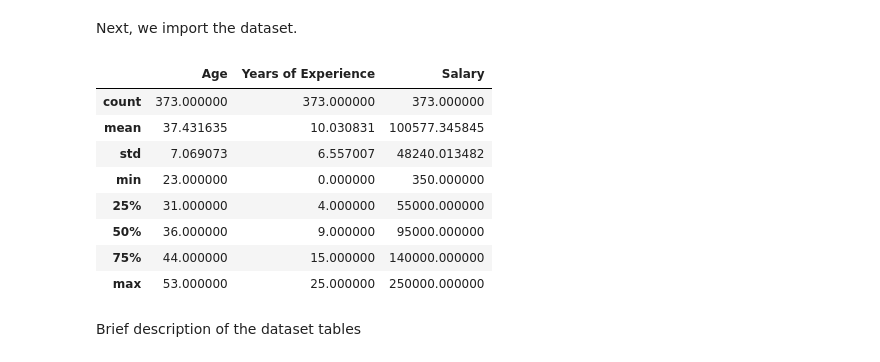
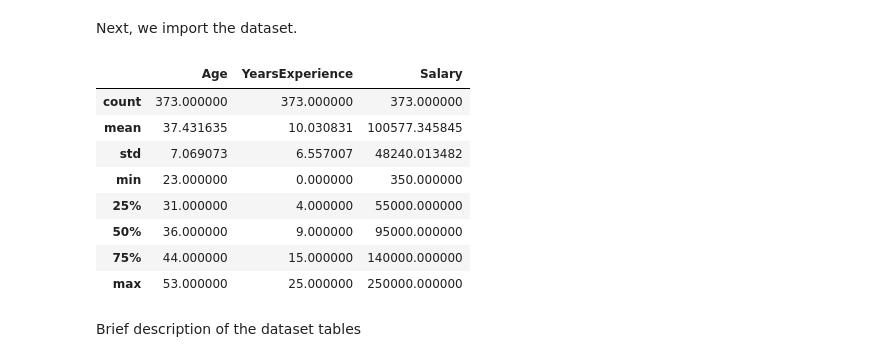
Before and after one commit to Lino-Domingos/Data-Science, a Jupyter notebook: Final_project.ipynb, the cells around one changed output. Saved outputs shown, nothing was run; the diff lists cells and outputs as text; code cells hidden in the pictures.

```diff
--- a/Final_project.ipynb
+++ b/Final_project.ipynb
@@ -31,11 +31,11 @@ from sklearn.metrics import mean_squared_error
 # %% [markdown]
 Next, we import the dataset.
 # %%
-data = pd.read_csv('Salary.csv')
+data = pd.read_csv('salary.csv')
 #Brief description of the data to be analyzed
 data.describe()
 # %% [output]
-|  | Age | Years of Experience | Salary |
+|  | Age | YearsExperience | Salary |
 | count | 373.000000 | 373.000000 | 373.000000 |
 | mean | 37.431635 | 10.030831 | 100577.345845 |
 | std | 7.069073 | 6.557007 | 48240.013482 |
```
Also changed, not shown: parts of 5 cells of this notebook.
